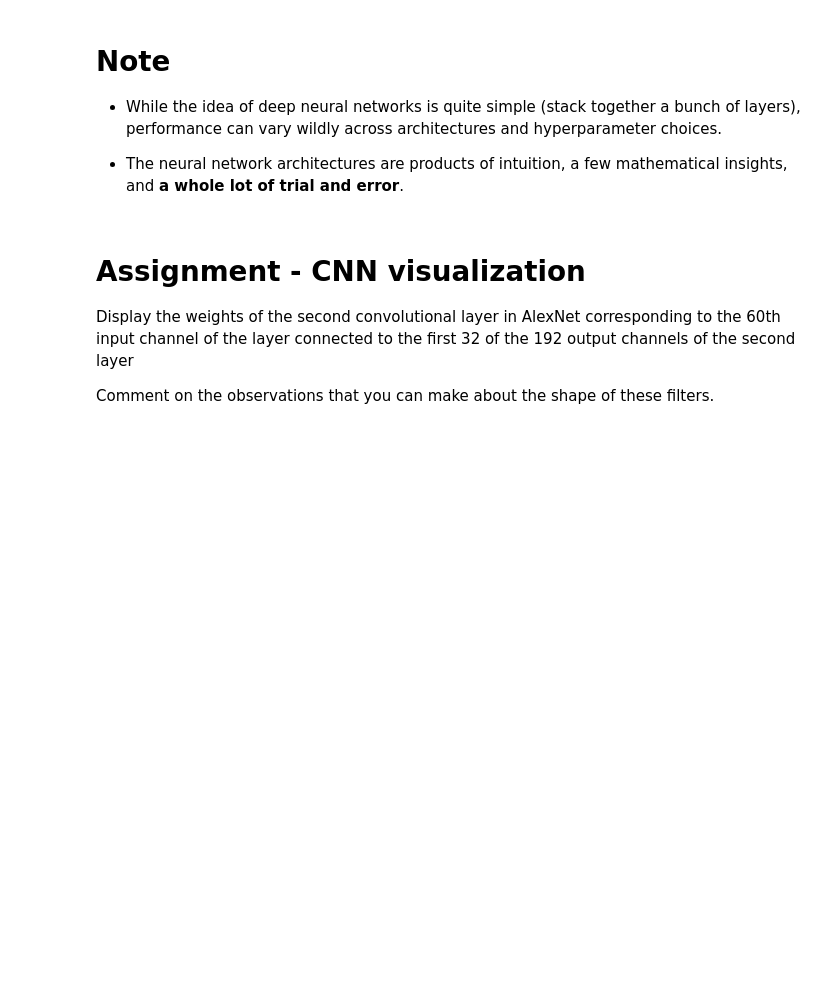
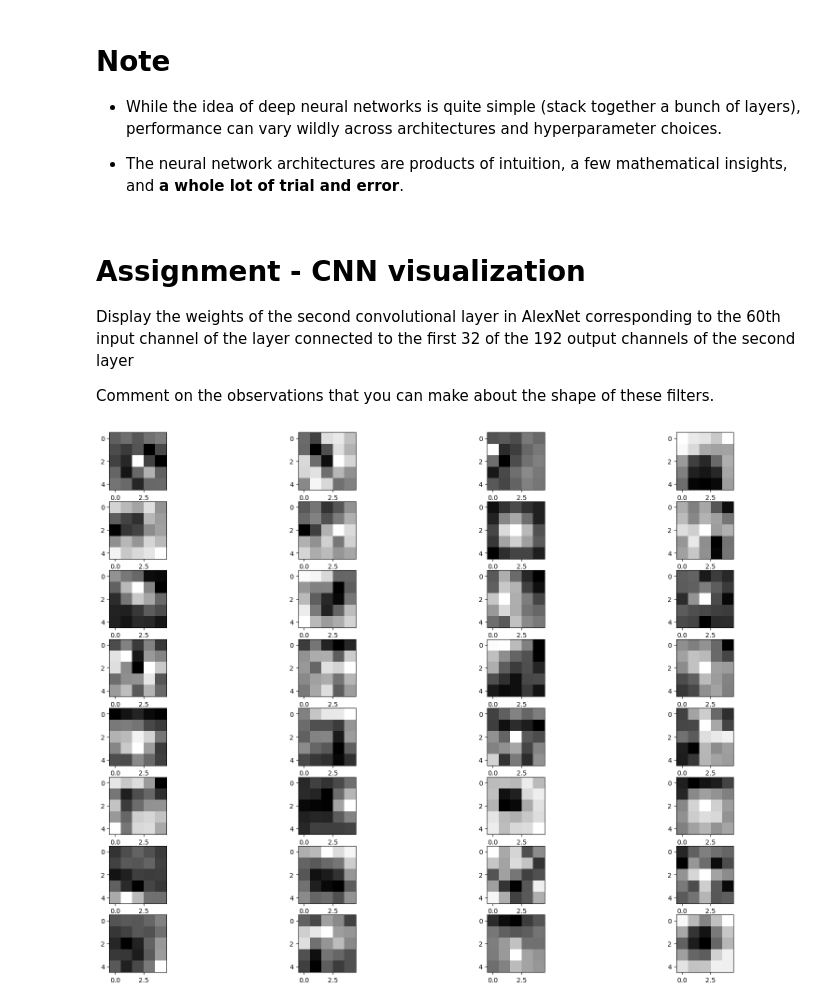
Before and after one commit to ChrisKantor/CAP-6415-Computer-Vision, a Jupyter notebook: CV_Module_5_4_AlexNet_Architecture.ipynb, the cells around one changed output. Drawn from its saved outputs; the diff is of its cells as text; code cells hidden in the pictures; blank space fills up the shorter version.

Commit message:
Assignment Code

```diff
--- a/CV_Module_5_4_AlexNet_Architecture.ipynb
+++ b/CV_Module_5_4_AlexNet_Architecture.ipynb
@@ -303,3 +302,13 @@ anemone fish     with probability: 0.000
 Display the weights of the second convolutional layer in AlexNet corresponding to the 60th input channel of the layer connected to the first 32 of the 192 output channels of the second layer
 
 Comment on the observations that you can make about the shape of these filters.
+# %%
+#Assignment Code
+
+fig, ax = plt.subplots(nrows=8, ncols=4)
+fig.set_size_inches (20, 15)
+
+for i in range (32) :
+    ax[np.unravel_index(i, (8, 4))].imshow (AlexNet.features[3].weight.data[i, 60, :], 'gray')
+# %% [output]
+[figure, added]
```
Also changed, not shown: parts of 3 cells of this notebook.
